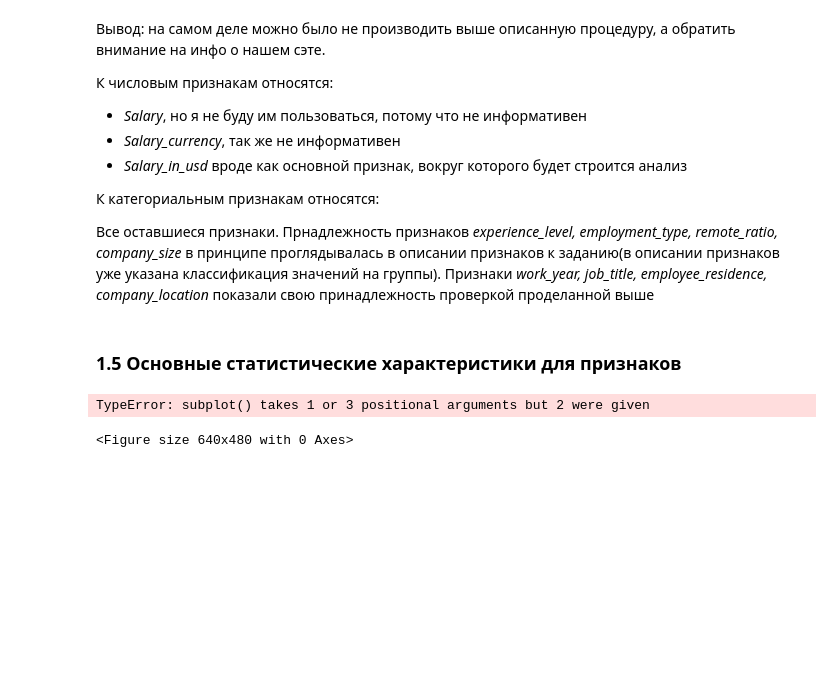
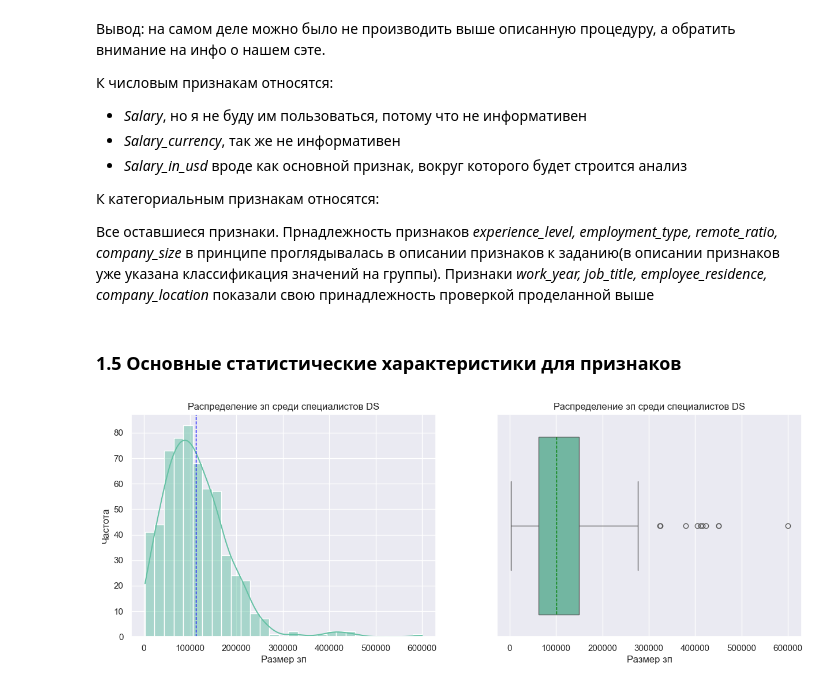
Before and after one commit to schdlr50/SF_EDA_4, a Jupyter notebook: final task.ipynb, the cells around one changed output. Drawn from its saved outputs; the diff is of its cells as text; code cells hidden in the pictures; blank space fills up the shorter version.

```diff
--- a/final task.ipynb
+++ b/final task.ipynb
@@ -67,6 +67,8 @@ import statsmodels.api as sm
 from statsmodels import stats as sms
 import matplotlib.pyplot as plt
 import seaborn as sns
+sns.set_theme("notebook")
+sns.set_palette("Set2")
 # %%
 data=pd.read_csv('data/ds_salaries.csv')
 data.head(10) # смотрим первые 10 строк нашего сета
@@ -125,3 +127,7 @@ print(dubl)
 # %% [markdown]
 Вывод: судя по всему информация из признаков "salary" и "salary_currency" абсолютно неинформативна, так как есть признак "salary_in_usd", который сводит их к общему знаменателю.
 Так же 1-ый столбец не несет никакой информации
+# %%
+# дропнем неинформационные признаки
+data.drop(data.columns[[0,6,7]], axis=1, inplace=True)
+data
@@ -156,15 +176,16 @@ print("Кол-во уникальных значений в признаке 'с
 # %% [markdown]
 ### 1.5 Основные статистические характеристики для признаков
 # %%
-# money <3
-fig, size = plt.subplot(1, 2, figsize=(15,5))
+# Смотрим основной признак - зп в USD
+fig, axes = plt.subplots(1, 2, figsize=(15, 5))
 sns.histplot(data['salary_in_usd'], kde=True, ax=axes[0])
 axes[0].set(xlabel='Размер зп', ylabel='Частота')
 axes[0].set_title('Распределение зп среди специалистов DS')
-axes[0].axvline(data['salary_in_usd'].mean(), color='blue', linestyle='- -', linewidth=1)
-sns.boxplot(data['salary_in_usd'], ax=axes[1], orient='h', medianprops={"color": "green", "linestyle": "- -"})
-axes[1].set(ylabel='Размер зп')
+axes[0].axvline(data['salary_in_usd'].mean(), color='blue', linestyle='--', linewidth=1)
+
+sns.boxplot(data['salary_in_usd'], ax=axes[1], orient='h', medianprops={"color": "green", "linestyle": "--"})
+axes[1].set(xlabel='Размер зп')
 axes[1].set_title('Распределение зп среди специалистов DS')
+plt.show()
 # %% [output]
-TypeError: subplot() takes 1 or 3 positional arguments but 2 were given
-<Figure size 640x480 with 0 Axes>
+[figure, added]
```
Also changed, not shown: parts of 7 cells of this notebook.
